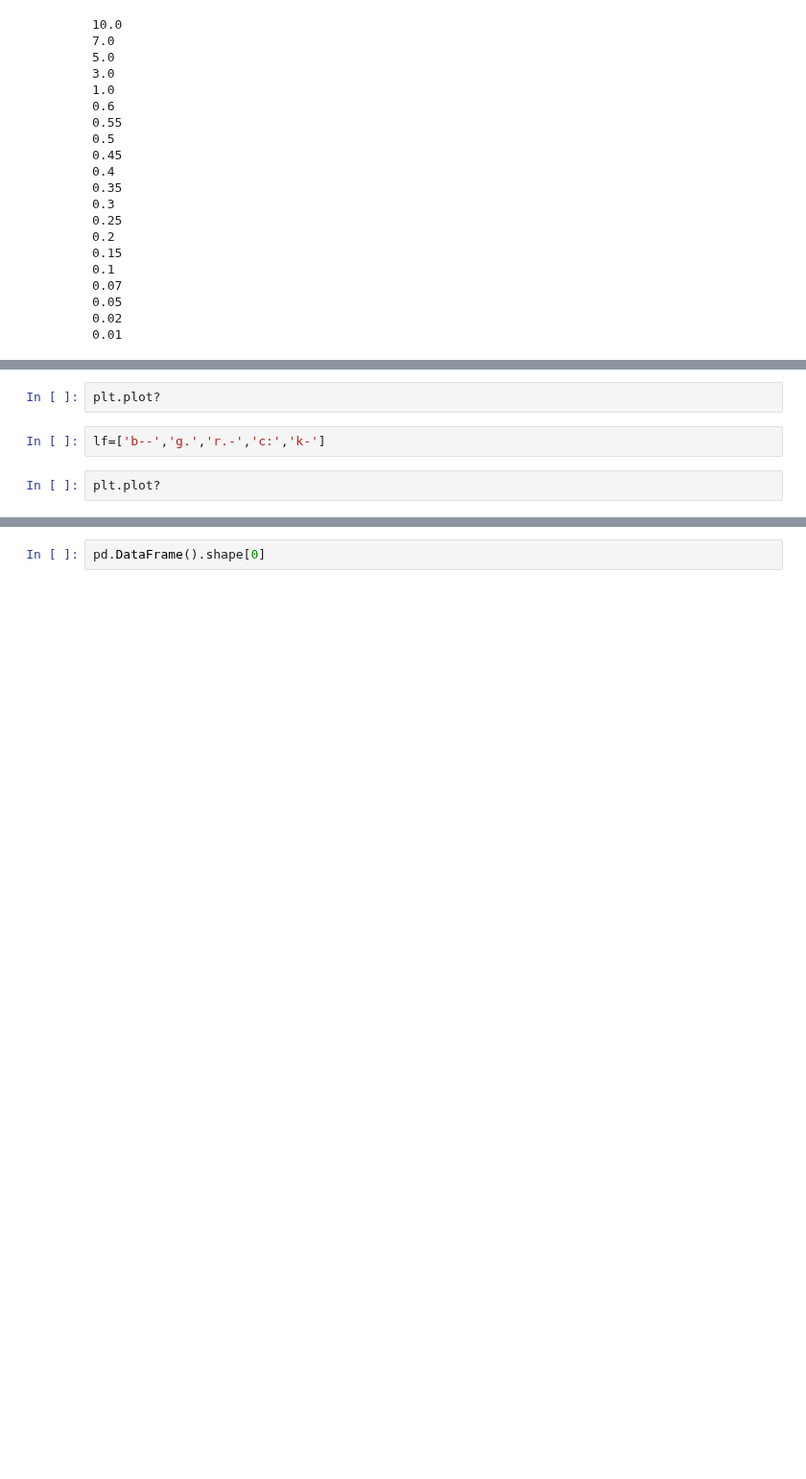
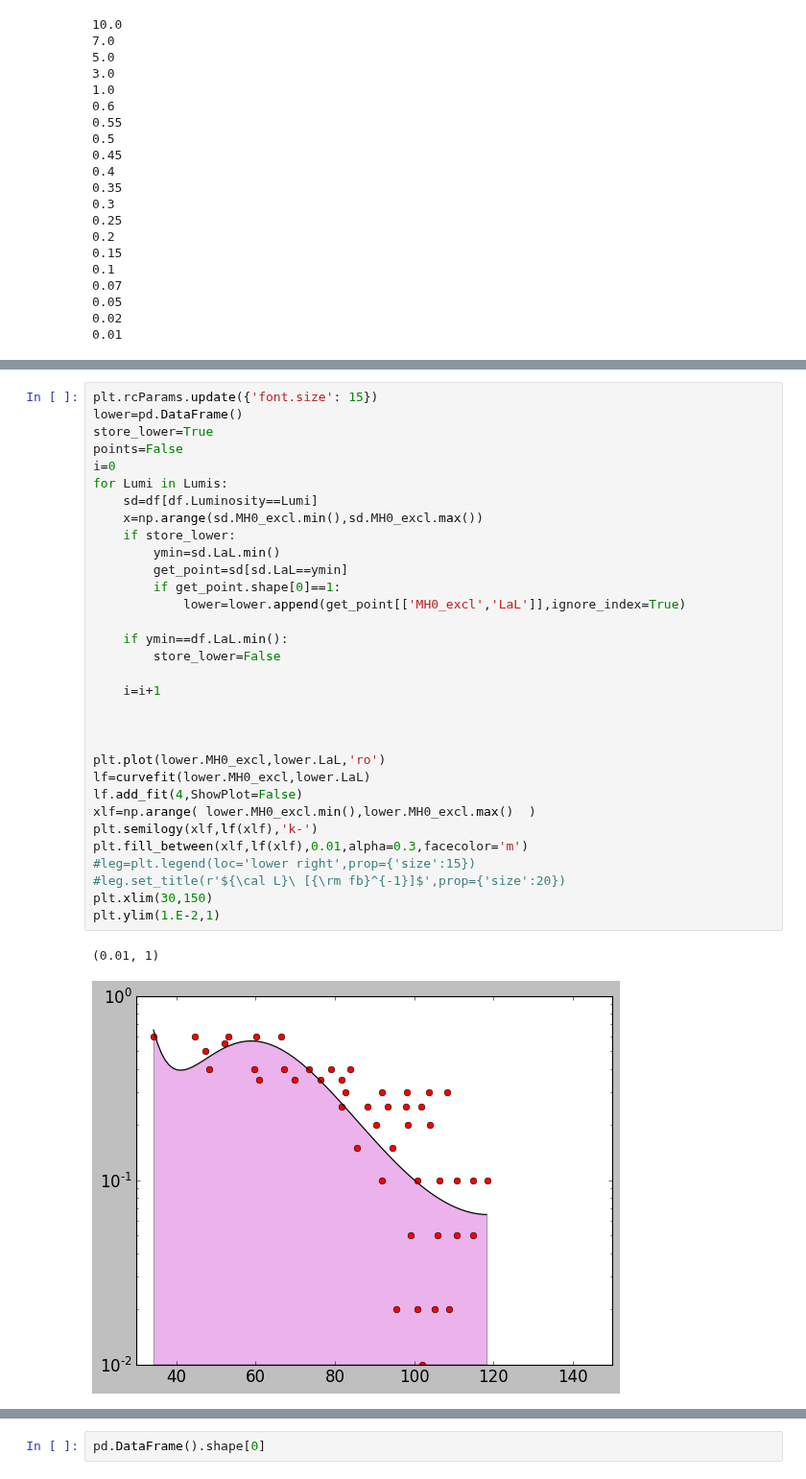
Before and after one commit to restrepo/VBF_IDM, a Jupyter notebook: Significance_countours-many_lumis.ipynb, the cells around one changed output, grey strips where cells are left out. Shown at 96% size. Cells and saved outputs as stored; diff of their text form; blank space fills up the shorter version.

```diff
--- a/Significance_countours-many_lumis.ipynb
+++ b/Significance_countours-many_lumis.ipynb
@@ -145,7 +145,36 @@ plt.savefig('lc.pdf')
-# %%
-plt.plot?
-# %%
-lf=['b--','g.','r.-','c:','k-']
-# %%
-plt.plot?
+# %%
+plt.rcParams.update({'font.size': 15})
+lower=pd.DataFrame()
+store_lower=True
+points=False
+i=0
+for Lumi in Lumis:
+    sd=df[df.Luminosity==Lumi]
+    x=np.arange(sd.MH0_excl.min(),sd.MH0_excl.max())
+    if store_lower:
+        ymin=sd.LaL.min()
+        get_point=sd[sd.LaL==ymin]
+        if get_point.shape[0]==1:
+            lower=lower.append(get_point[['MH0_excl','LaL']],ignore_index=True)
+
+    if ymin==df.LaL.min():
+        store_lower=False
+
+    i=i+1
+
+
+
+plt.plot(lower.MH0_excl,lower.LaL,'ro')
+lf=curvefit(lower.MH0_excl,lower.LaL)
+lf.add_fit(4,ShowPlot=False)
+xlf=np.arange( lower.MH0_excl.min(),lower.MH0_excl.max()  )
+plt.semilogy(xlf,lf(xlf),'k-')
+plt.fill_between(xlf,lf(xlf),0.01,alpha=0.3,facecolor='m')
+#leg=plt.legend(loc='lower right',prop={'size':15})
+#leg.set_title(r'${\cal L}\ [{\rm fb}^{-1}]$',prop={'size':20})
+plt.xlim(30,150)
+plt.ylim(1.E-2,1)
+# %% [output]
+(0.01, 1)
+[figure, added]
 # %%
```
Also changed, not shown: parts of 7 cells of this notebook, 2 other files.
